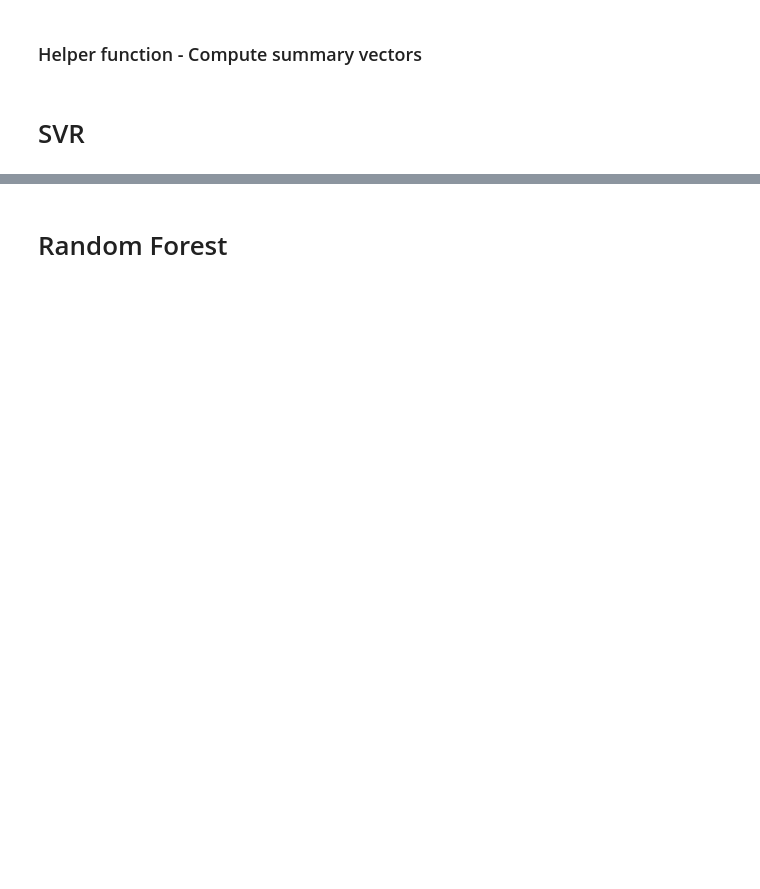
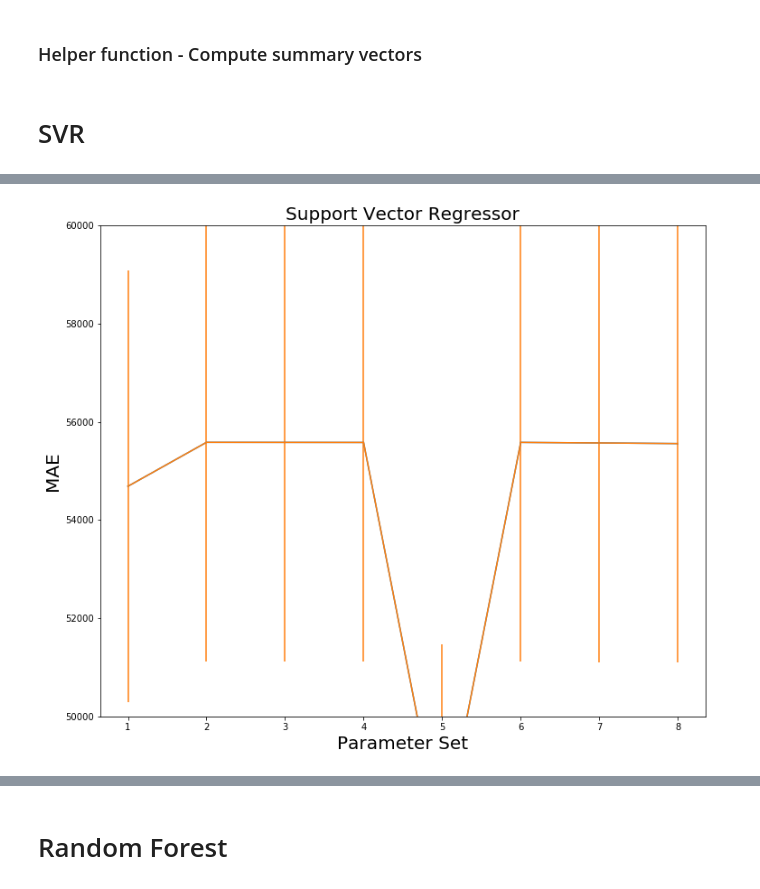
Before and after one commit to rahimrasool/housing_price, a Jupyter notebook: notebooks/Tree_SVR_Ensemble_models.ipynb, the cells around one changed output, grey strips where cells are left out. Saved outputs shown, nothing was run; the diff lists cells and outputs as text; code cells hidden in the pictures; blank space fills up the shorter version.

```diff
--- a/notebooks/Tree_SVR_Ensemble_models.ipynb
+++ b/notebooks/Tree_SVR_Ensemble_models.ipynb
@@ -39,13 +45,15 @@ def compute_vectors(grid_search, trials):
 # %% [markdown]
 # SVR
 # %%
-%time
+from sklearn.pipeline import Pipeline
+from sklearn.preprocessing import StandardScaler
 from sklearn.svm import SVR
-svr = SVR()
-param_grid = {'C': [0.001, 0.01, 0.1, 1, 10],
-              'kernel': ['linear', 'poly', 'rbf', 'sigmoid'],
-              'epsilon': [0.01, 0.1, 1]}
 
-svr_model = GridSearchCV(svr, param_grid, cv = 10, scoring = 'neg_mean_absolute_error')
+svr_pipe = Pipeline(steps=[('scaler', StandardScaler()), ('svr', SVR())])
+param_grid = {'svr__C': [0.1, 1],
+              'svr__kernel': ['linear','poly', 'rbf', 'sigmoid']
+             }
+
+svr_model = GridSearchCV(svr_pipe, param_grid, cv = 5, scoring = 'neg_mean_absolute_error', verbose = 4)
 svr_model.fit(X, y)
 # %% [output]
@@ -53,13 +83,15 @@ Wall time: 0 ns
 # %%
-iterations = 60
+iterations = 8
 #Calling the vector_values function created to calculate mean and std vectors
 mean_vec, std_vec = compute_vectors(svr_model, iterations)
 
 plt.figure(figsize=(12,10))
 plt.title('Support Vector Regressor', fontsize= 20)
 plt.plot((np.arange(iterations)+1), mean_vec)
 plt.errorbar((np.arange(iterations)+1), mean_vec, yerr = std_vec)
 plt.ylabel("MAE", fontsize= 20)
 plt.xlabel("Parameter Set", fontsize= 20)
-#plt.ylim(14000, 40000)
+plt.ylim(50000, 60000)
 plt.show()
+# %% [output]
+[figure, added]
```
Also changed, not shown: parts of 50 cells of this notebook, 2 other files.
